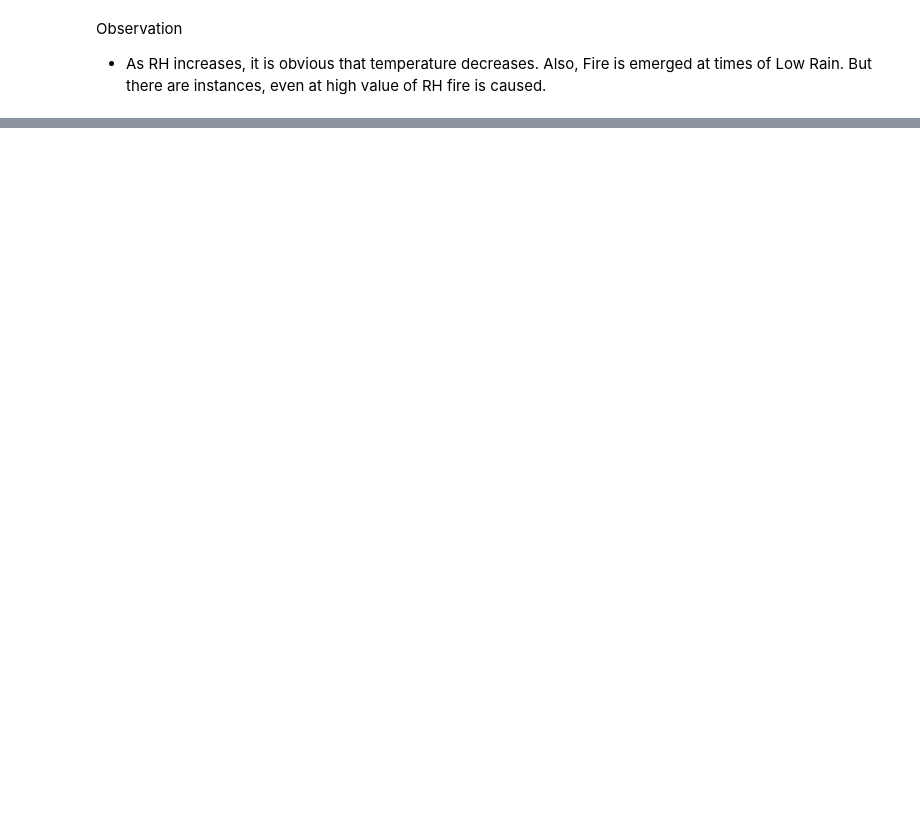
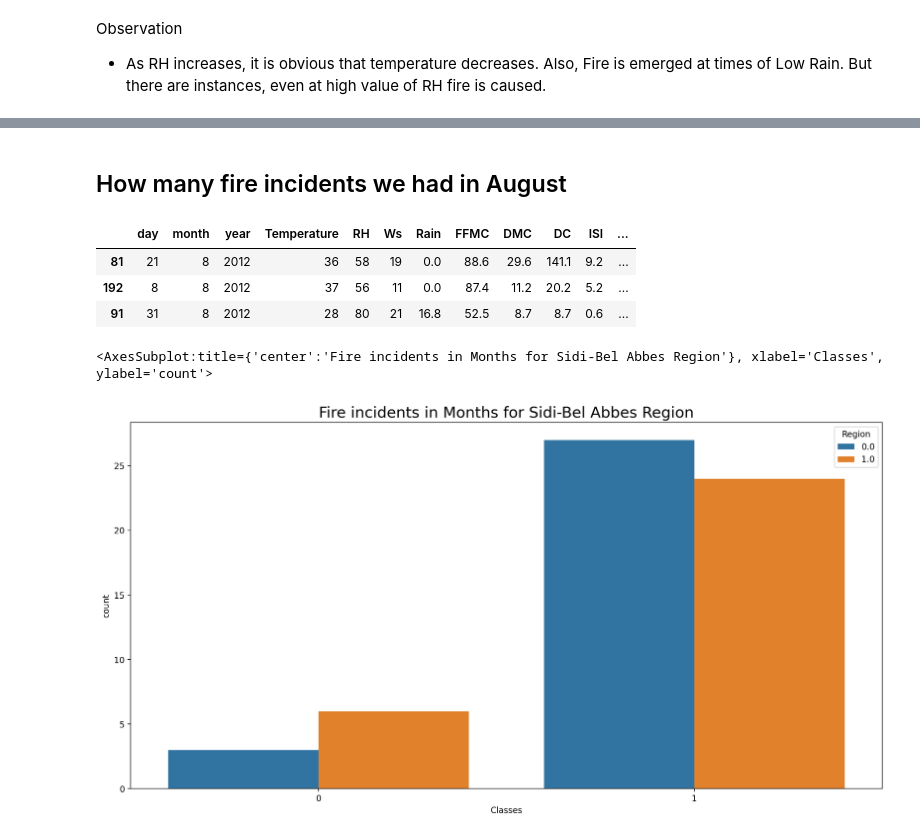
Before and after one commit to Mohd-Haseeb/EDA, a Jupyter notebook: AlgerianFire/main.ipynb, the cells around one changed output, grey strips where cells are left out. Saved outputs shown, nothing was run; the diff lists cells and outputs as text; code cells hidden in the pictures; blank space fills up the shorter version.

```diff
--- a/AlgerianFire/main.ipynb
+++ b/AlgerianFire/main.ipynb
@@ -873,0 +935,2 @@ Observation
+# %% [markdown]
+## How many fire incidents we had in August
@@ -873,0 +943,15 @@ Observation
+# %%
+aug_fire = df[(df['date'] > '2012-8-1') & (df['date'] <= '2012-8-31')]
+aug_fire.sample(3)
+# %% [output]
+|  | day | month | year | Temperature | RH | Ws | Rain | FFMC | DMC | DC | ISI | ... |
+| 81 | 21 | 8 | 2012 | 36 | 58 | 19 | 0.0 | 88.6 | 29.6 | 141.1 | 9.2 | ... |
+| 192 | 8 | 8 | 2012 | 37 | 56 | 11 | 0.0 | 87.4 | 11.2 | 20.2 | 5.2 | ... |
+| 91 | 31 | 8 | 2012 | 28 | 80 | 21 | 16.8 | 52.5 | 8.7 | 8.7 | 0.6 | ... |
+# %%
+plt.figure(figsize=(16,8), dpi=200)
+plt.title('Fire incidents in Months for Sidi-Bel Abbes Region', fontsize=18)
+sns.countplot(x=aug_fire['Classes'], hue=df['Region'])
+# %% [output]
+<AxesSubplot:title={'center':'Fire incidents in Months for Sidi-Bel Abbes Region'}, xlabel='Classes', ylabel='count'>
+[figure, added]
```
Also changed, not shown: parts of 44 cells of this notebook.
